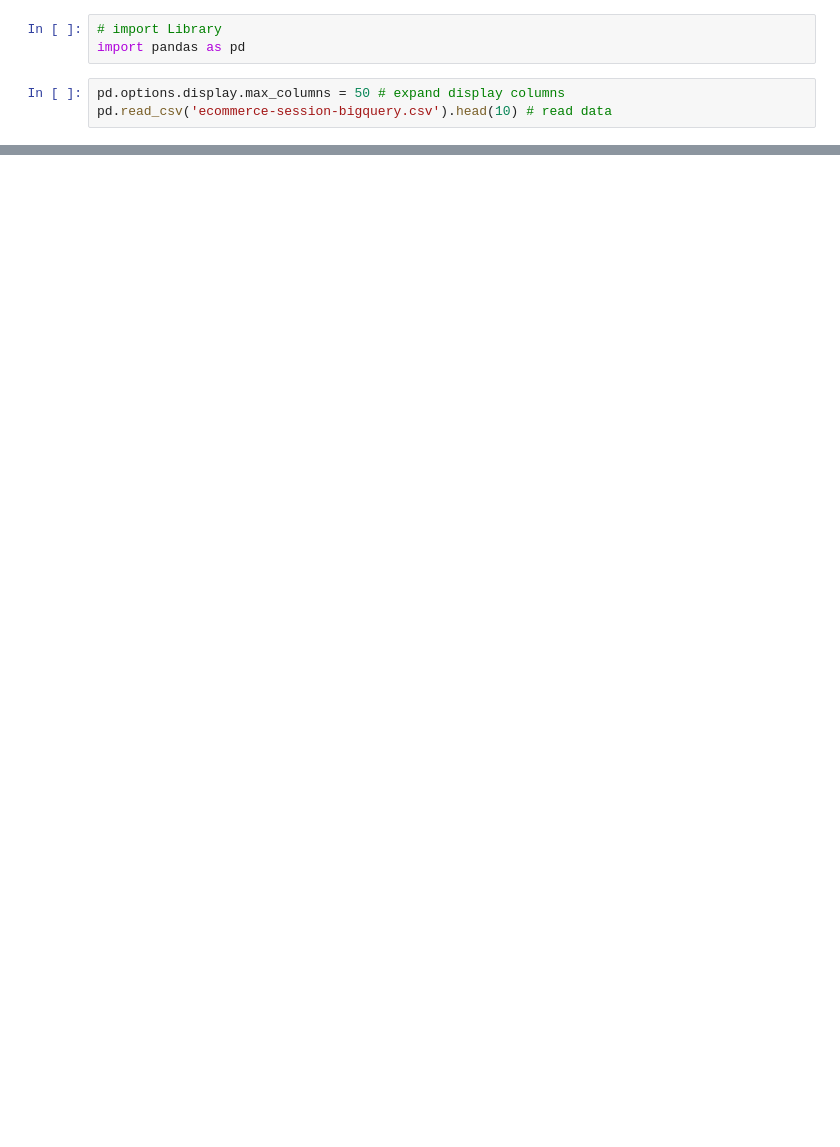
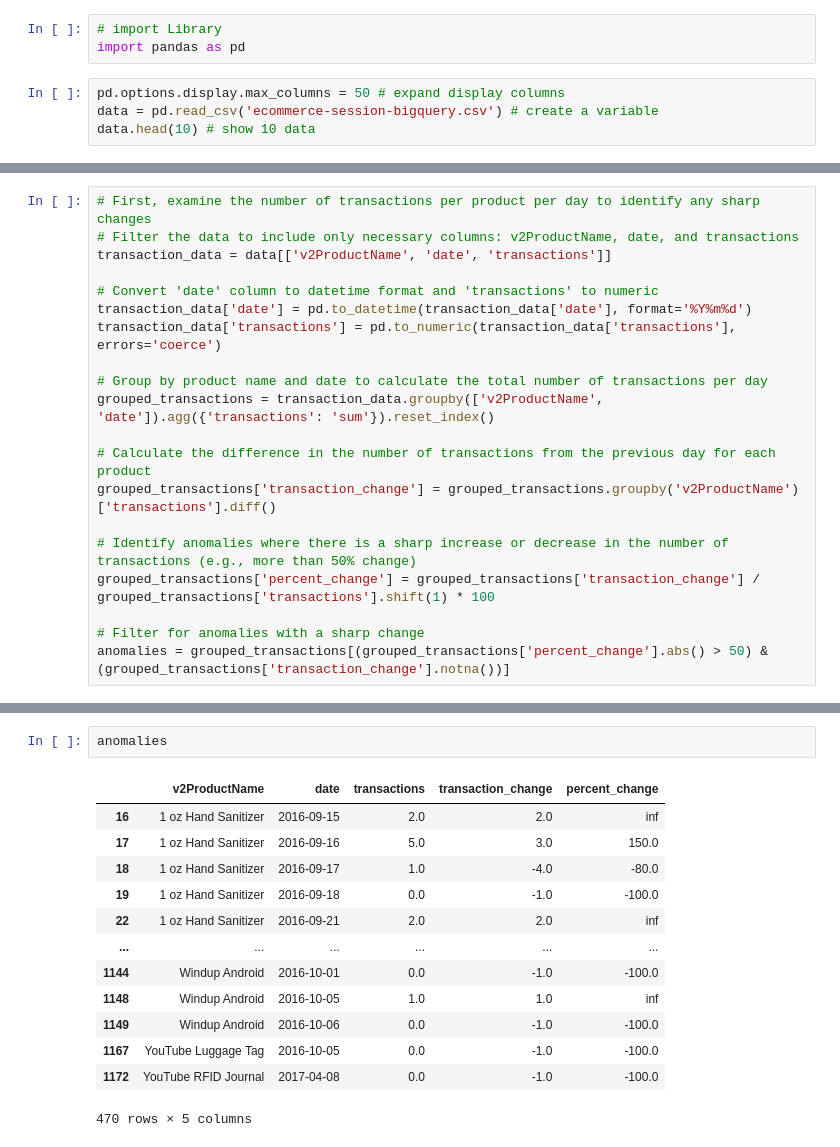
Before and after one commit to alrappie/ntx-de-technical-test, a Jupyter notebook: Soal 1 - Data Transformation dan Analysis Case/notebook.ipynb, the cells around one changed output, grey strips where cells are left out. Drawn from its saved outputs; the diff is of its cells as text; blank space fills up the shorter version.

```diff
--- a/Soal 1 - Data Transformation dan Analysis Case/notebook.ipynb
+++ b/Soal 1 - Data Transformation dan Analysis Case/notebook.ipynb
@@ -6,7 +6,8 @@
 import pandas as pd
 # %%
 pd.options.display.max_columns = 50 # expand display columns
-pd.read_csv('ecommerce-session-bigquery.csv').head(10) # read data
+data = pd.read_csv('ecommerce-session-bigquery.csv') # create a variable
+data.head(10) # show 10 data
 # %% [output]
 |  | fullVisitorId | channelGrouping | time | country | city | totalTransactionRevenue | transactions | ... |
 | 0 | 2515546493837534633 | Organic Search | 966564 | Taiwan | (not set) | NaN | NaN | ... |
@@ -21,0 +93,20 @@ pd.read_csv('ecommerce-session-bigquery.csv').head(10) # read data
+# %%
+# First, examine the number of transactions per product per day to identify any sharp changes
+# Filter the data to include only necessary columns: v2ProductName, date, and transactions
+transaction_data = data[['v2ProductName', 'date', 'transactions']]
+
+# Convert 'date' column to datetime format and 'transactions' to numeric
+transaction_data['date'] = pd.to_datetime(transaction_data['date'], format='%Y%m%d')
+transaction_data['transactions'] = pd.to_numeric(transaction_data['transactions'], errors='coerce')
+
+# Group by product name and date to calculate the total number of transactions per day
+grouped_transactions = transaction_data.groupby(['v2ProductName', 'date']).agg({'transactions': 'sum'}).reset_index()
+
+# Calculate the difference in the number of transactions from the previous day for each product
+grouped_transactions['transaction_change'] = grouped_transactions.groupby('v2ProductName')['transactions'].diff()
+
+# Identify anomalies where there is a sharp increase or decrease in the number of transactions (e.g., more than 50% change)
+grouped_transactions['percent_change'] = grouped_transactions['transaction_change'] / grouped_transactions['transactions'].shift(1) * 100
+
+# Filter for anomalies with a sharp change
+anomalies = grouped_transactions[(grouped_transactions['percent_change'].abs() > 50) & (grouped_transactions['transaction_change'].notna())]
@@ -21,0 +124,16 @@ pd.read_csv('ecommerce-session-bigquery.csv').head(10) # read data
+# %%
+anomalies
+# %% [output]
+|  | v2ProductName | date | transactions | transaction_change | percent_change |
+| 16 | 1 oz Hand Sanitizer | 2016-09-15 | 2.0 | 2.0 | inf |
+| 17 | 1 oz Hand Sanitizer | 2016-09-16 | 5.0 | 3.0 | 150.0 |
+| 18 | 1 oz Hand Sanitizer | 2016-09-17 | 1.0 | -4.0 | -80.0 |
+| 19 | 1 oz Hand Sanitizer | 2016-09-18 | 0.0 | -1.0 | -100.0 |
+| 22 | 1 oz Hand Sanitizer | 2016-09-21 | 2.0 | 2.0 | inf |
+| ... | ... | ... | ... | ... | ... |
+| 1144 | Windup Android | 2016-10-01 | 0.0 | -1.0 | -100.0 |
+| 1148 | Windup Android | 2016-10-05 | 1.0 | 1.0 | inf |
+| 1149 | Windup Android | 2016-10-06 | 0.0 | -1.0 | -100.0 |
+| 1167 | YouTube Luggage Tag | 2016-10-05 | 0.0 | -1.0 | -100.0 |
+| 1172 | YouTube RFID Journal | 2017-04-08 | 0.0 | -1.0 | -100.0 |
+470 rows × 5 columns
```
Also changed, not shown: parts of 25 cells of this notebook, 9 other files.
